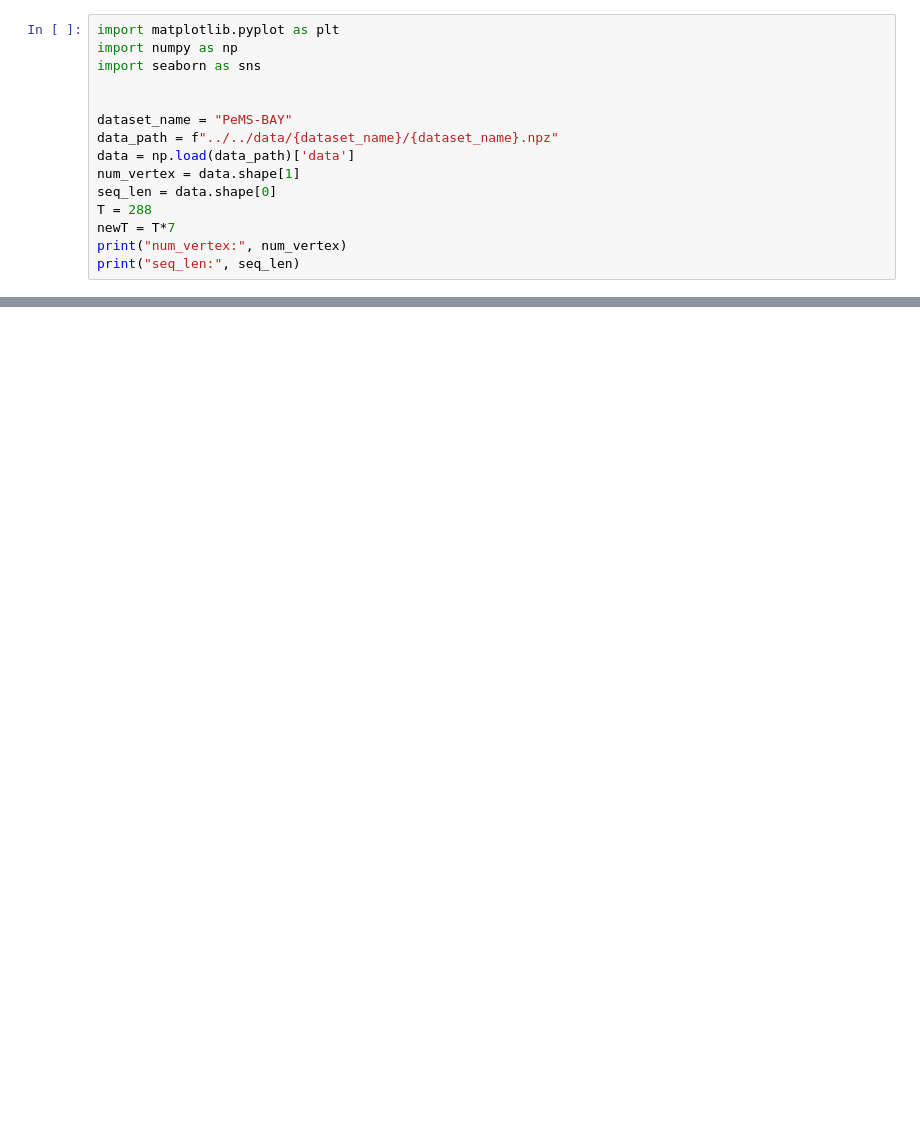
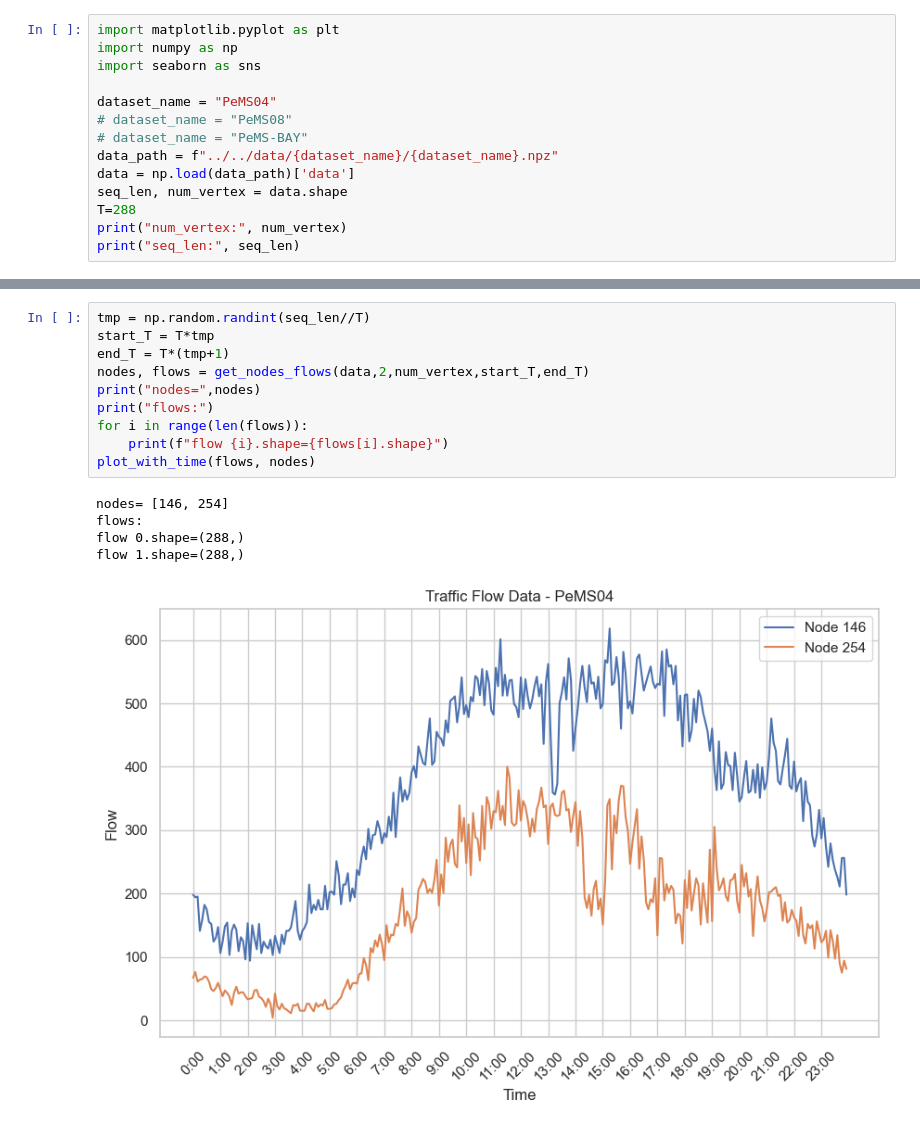
Before and after one commit to luffydod/GAF, a Jupyter notebook: scripts/notebook/datadistribution.ipynb, the cells around one changed output, grey strips where cells are left out. Cells and saved outputs as stored; diff of their text form; blank space fills up the shorter version.

```diff
--- a/scripts/notebook/datadistribution.ipynb
+++ b/scripts/notebook/datadistribution.ipynb
@@ -3,13 +3,12 @@ import matplotlib.pyplot as plt
 import numpy as np
 import seaborn as sns
 
-
-dataset_name = "PeMS-BAY"
+dataset_name = "PeMS04"
+# dataset_name = "PeMS08"
+# dataset_name = "PeMS-BAY"
 data_path = f"../../data/{dataset_name}/{dataset_name}.npz"
 data = np.load(data_path)['data']
-num_vertex = data.shape[1]
-seq_len = data.shape[0]
-T = 288
-newT = T*7
+seq_len, num_vertex = data.shape
+T=288
 print("num_vertex:", num_vertex)
 print("seq_len:", seq_len)
@@ -34,0 +57,16 @@ plt.show()
+# %%
+tmp = np.random.randint(seq_len//T)
+start_T = T*tmp
+end_T = T*(tmp+1)
+nodes, flows = get_nodes_flows(data,2,num_vertex,start_T,end_T)
+print("nodes=",nodes)
+print("flows:")
+for i in range(len(flows)):
+    print(f"flow {i}.shape={flows[i].shape}")
+plot_with_time(flows, nodes)
+# %% [output]
+nodes= [146, 254]
+flows:
+flow 0.shape=(288,)
+flow 1.shape=(288,)
+[figure, added]
```
Also changed, not shown: parts of 4 cells of this notebook, 25 other files.
